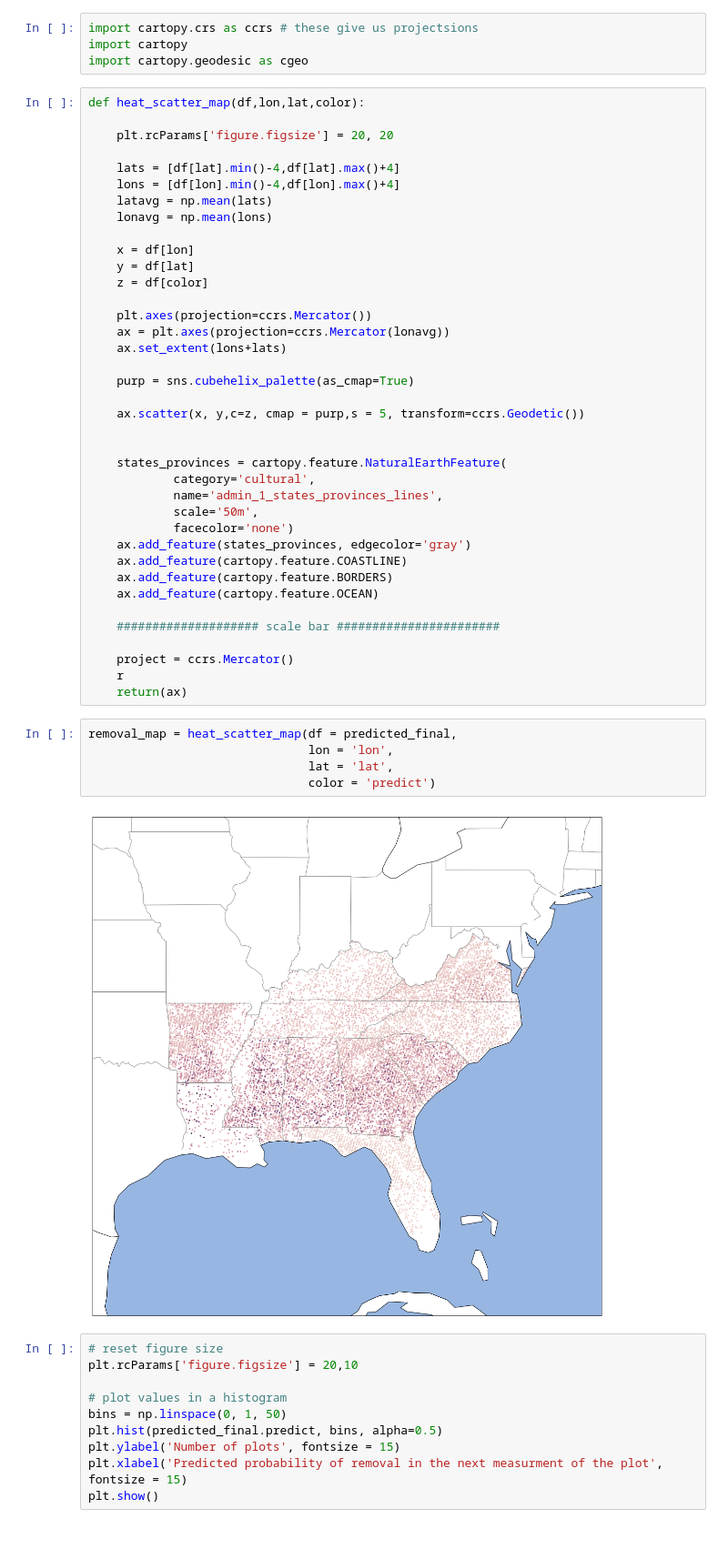
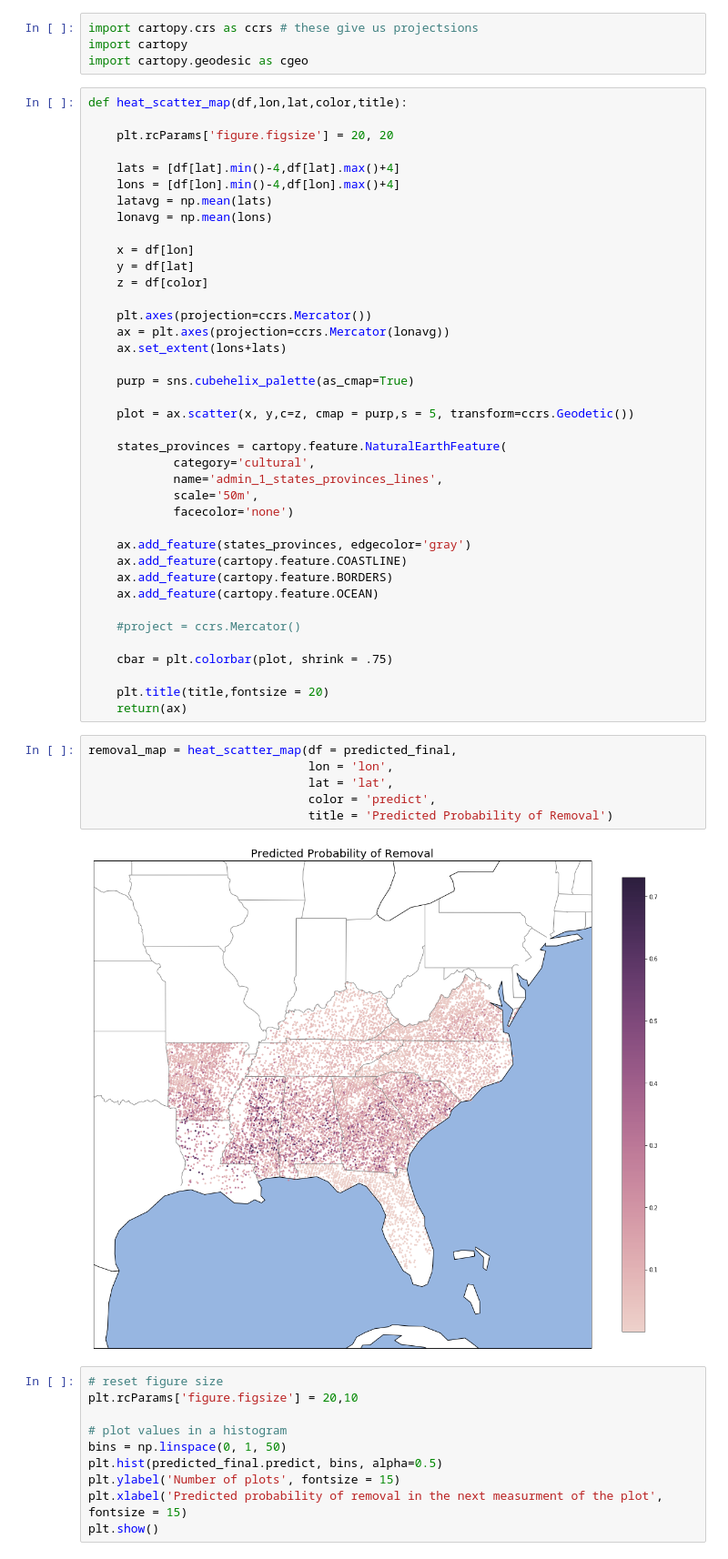
Before and after one commit to houstonsudekum/FIA_ML, a Jupyter notebook: FIA_forecasting.ipynb, the cells around one changed output. Shown at 91% size. Saved outputs shown, nothing was run; the diff lists cells and outputs as text.

Commit message:
update map figure

```diff
--- a/FIA_forecasting.ipynb
+++ b/FIA_forecasting.ipynb
@@ -399,7 +399,7 @@ import cartopy.crs as ccrs # these give us projectsions
 import cartopy
 import cartopy.geodesic as cgeo
 # %%
-def heat_scatter_map(df,lon,lat,color):
+def heat_scatter_map(df,lon,lat,color,title):
 
     plt.rcParams['figure.figsize'] = 20, 20
 
@@ -418,31 +418,33 @@ def heat_scatter_map(df,lon,lat,color):
 
     purp = sns.cubehelix_palette(as_cmap=True)
 
-    ax.scatter(x, y,c=z, cmap = purp,s = 5, transform=ccrs.Geodetic())
-
+    plot = ax.scatter(x, y,c=z, cmap = purp,s = 5, transform=ccrs.Geodetic())
 
     states_provinces = cartopy.feature.NaturalEarthFeature(
             category='cultural',
             name='admin_1_states_provinces_lines',
             scale='50m',
             facecolor='none')
+
     ax.add_feature(states_provinces, edgecolor='gray')
     ax.add_feature(cartopy.feature.COASTLINE)
     ax.add_feature(cartopy.feature.BORDERS)
     ax.add_feature(cartopy.feature.OCEAN)
 
-    #################### scale bar #######################
+    #project = ccrs.Mercator()
 
-    project = ccrs.Mercator()
-    r
+    cbar = plt.colorbar(plot, shrink = .75)
+
+    plt.title(title,fontsize = 20)
     return(ax)
 # %%
 removal_map = heat_scatter_map(df = predicted_final,
                                lon = 'lon',
                                lat = 'lat',
-                               color = 'predict')
+                               color = 'predict',
+                               title = 'Predicted Probability of Removal')
 # %% [output]
-[figure, old version]
+[figure, new version]
 # %%
 # reset figure size
 plt.rcParams['figure.figsize'] = 20,10
```
Also changed, not shown: parts of 14 cells of this notebook.
